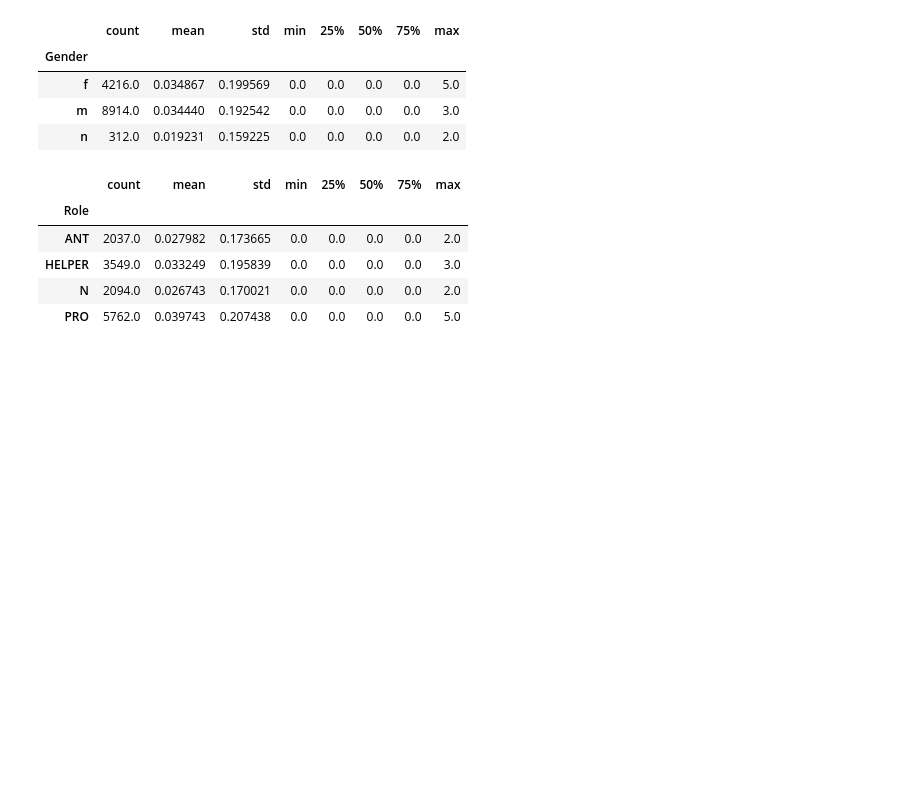
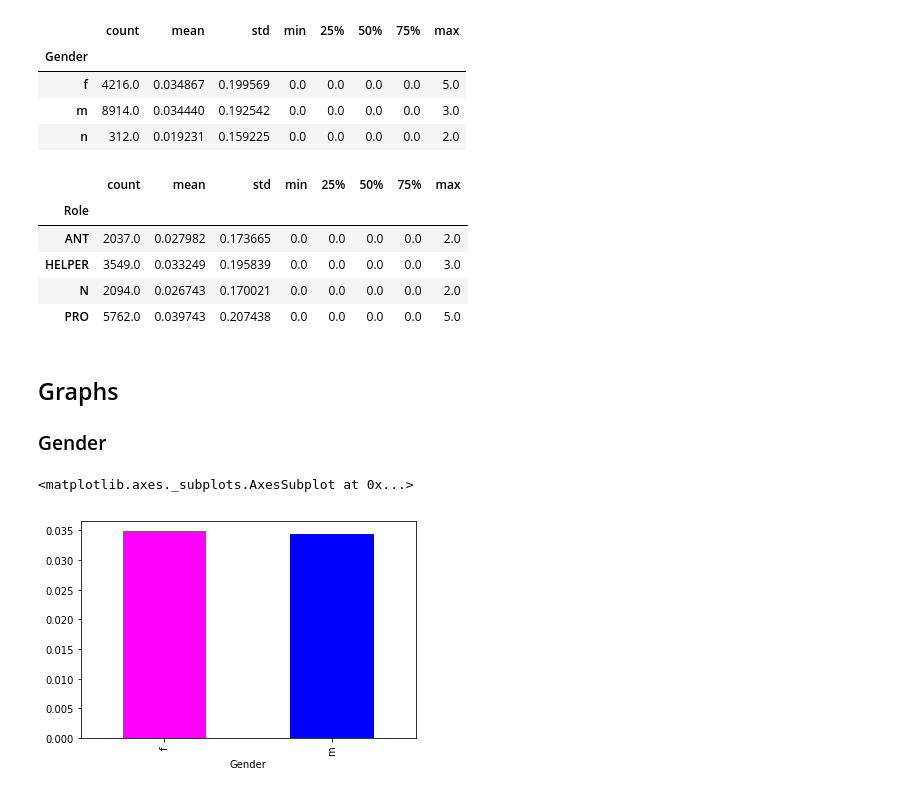
Before and after one commit to Data-Science-for-Linguists-2019/Animated-Movie-Gendered-Dialogue, a Jupyter notebook: code/Tag_Questions.ipynb, the cells around one changed output. Cells and saved outputs as stored; diff of their text form; code cells hidden in the pictures; blank space fills up the shorter version.

Commit message:
Tag Graphs created

```diff
--- a/code/Tag_Questions.ipynb
+++ b/code/Tag_Questions.ipynb
@@ -153,3 +153,6 @@ movies_df.groupby('Role')['Tags'].describe()
 | PRO | 5762.0 | 0.039743 | 0.207438 | 0.0 | 0.0 | 0.0 | 0.0 | 5.0 |
 # %%
 #no tests run yet, but it's looking like there's a pretty big diff between antagonists and protagonists using tags...
+# %% [markdown]
+## Graphs
+### Gender
@@ -155,0 +161,8 @@ movies_df.groupby('Role')['Tags'].describe()
+# %%
+movies_gen_df = movies_df[movies_df.Gender != 'n']
+# %%
+tag_by_gen = movies_gen_df.groupby('Gender')['Tags'].describe()['mean']
+tag_by_gen.plot.bar(color=['magenta', 'blue'])
+# %% [output]
+<matplotlib.axes._subplots.AxesSubplot at 0x...>
+[figure, added]
```
Also changed, not shown: parts of 18 cells of this notebook.
